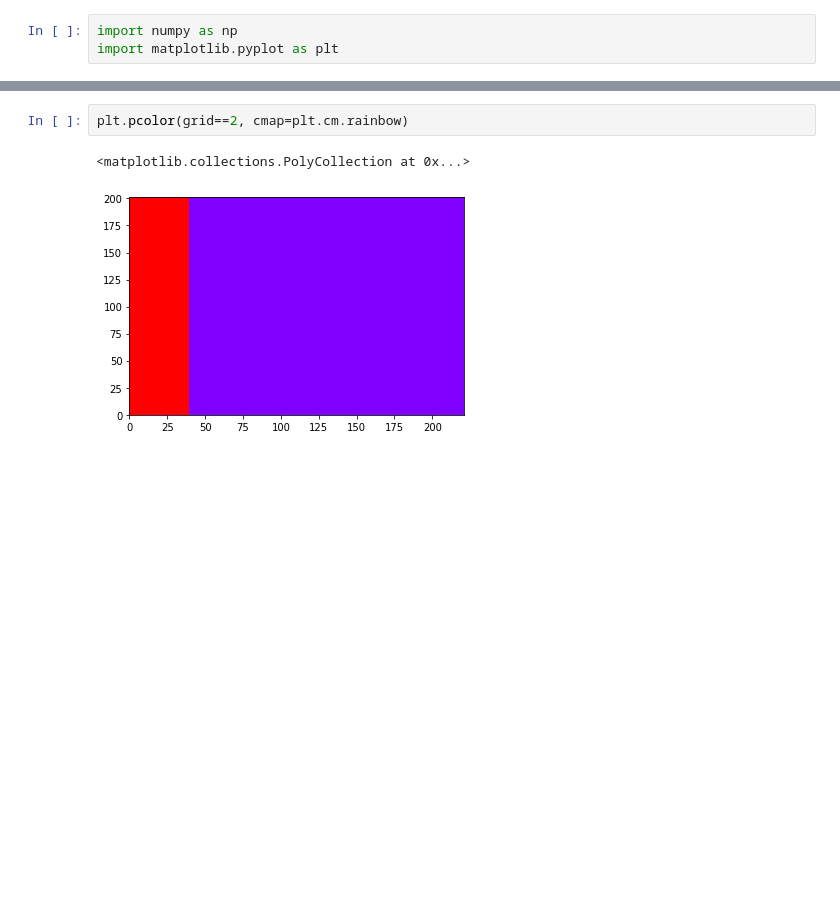
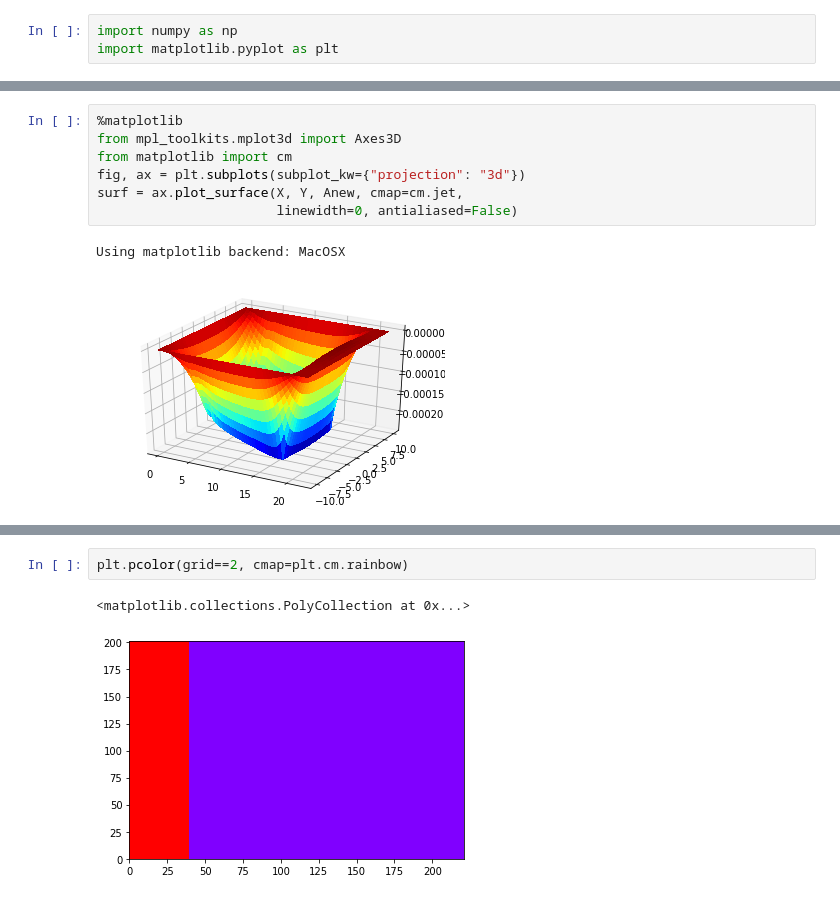
Before and after one commit to jolenscki/EP2_MecComp, a Jupyter notebook: EP2_sem_orgulho.ipynb, the cells around one changed output, grey strips where cells are left out. Saved outputs shown, nothing was run; the diff lists cells and outputs as text; blank space fills up the shorter version.

```diff
--- a/EP2_sem_orgulho.ipynb
+++ b/EP2_sem_orgulho.ipynb
@@ -452,0 +452,10 @@ np.max(Anew)
+# %%
+%matplotlib
+from mpl_toolkits.mplot3d import Axes3D
+from matplotlib import cm
+fig, ax = plt.subplots(subplot_kw={"projection": "3d"})
+surf = ax.plot_surface(X, Y, Anew, cmap=cm.jet,
+                       linewidth=0, antialiased=False)
+# %% [output]
+Using matplotlib backend: MacOSX
+[figure, added]
```
Also changed, not shown: parts of 14 cells of this notebook, 1 other file.
